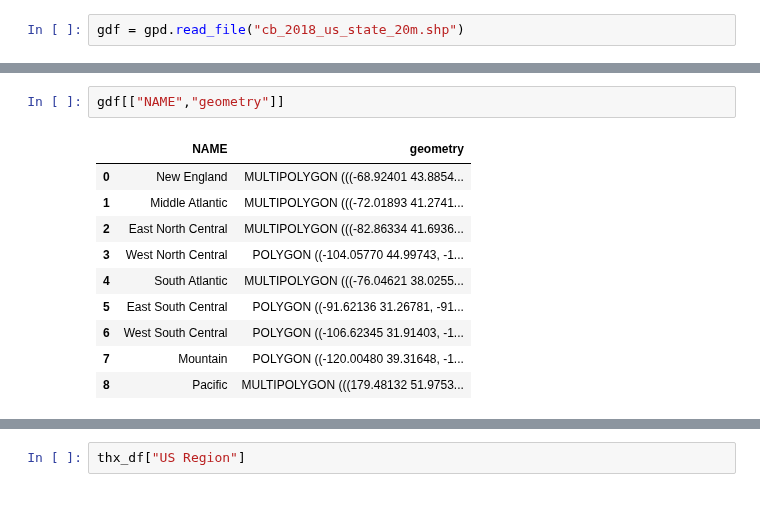
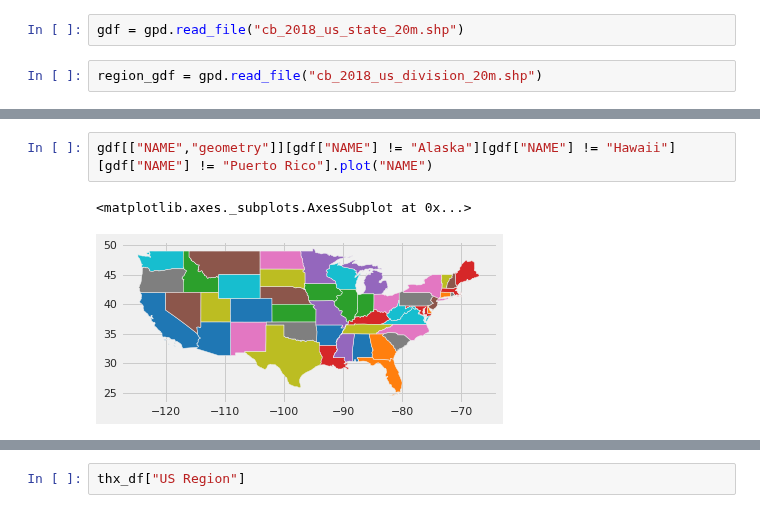
Before and after one commit to bloominstituteoftechnology/DS-Unit-1-Sprint-1-Data-Wrangling-and-Storytelling, a Jupyter notebook: module4-make-explanatory-visualizations/LS_DS_114_Make_Explanatory_Visualizations_Assignment.ipynb, the cells around one changed output, grey strips where cells are left out. Saved outputs shown, nothing was run; the diff lists cells and outputs as text.

```diff
--- a/module4-make-explanatory-visualizations/LS_DS_114_Make_Explanatory_Visualizations_Assignment.ipynb
+++ b/module4-make-explanatory-visualizations/LS_DS_114_Make_Explanatory_Visualizations_Assignment.ipynb
@@ -494,5 +527,7 @@ Archive:  cb_2018_us_state_20m.zip
 # %%
 gdf = gpd.read_file("cb_2018_us_state_20m.shp")
+# %%
+region_gdf = gpd.read_file("cb_2018_us_division_20m.shp")
 # %%
 gdf.head()
 # %% [output]
@@ -502,16 +537,8 @@ gdf.head()
 | 2 | 10 | 01779781 | 0400000US10 | 10 | DE | Delaware | 00 | 5045925646 | 1399985648 | POLYGON ((-75.77379 39.72220, -75... |
 | 3 | 39 | 01085497 | 0400000US39 | 39 | OH | Ohio | 00 | 105828882568 | 10268850702 | MULTIPOLYGON (((-82.86334 41.6936... |
 | 4 | 42 | 01779798 | 0400000US42 | 42 | PA | Pennsylvania | 00 | 115884442321 | 3394589990 | POLYGON ((-80.51989 40.90666, -80... |
-# %%
-gdf[["NAME","geometry"]]
-# %% [output]
-|  | NAME | geometry |
-| 0 | New England | MULTIPOLYGON (((-68.92401 43.8854... |
-| 1 | Middle Atlantic | MULTIPOLYGON (((-72.01893 41.2741... |
-| 2 | East North Central | MULTIPOLYGON (((-82.86334 41.6936... |
-| 3 | West North Central | POLYGON ((-104.05770 44.99743, -1... |
-| 4 | South Atlantic | MULTIPOLYGON (((-76.04621 38.0255... |
-| 5 | East South Central | POLYGON ((-91.62136 31.26781, -91... |
-| 6 | West South Central | POLYGON ((-106.62345 31.91403, -1... |
-| 7 | Mountain | POLYGON ((-120.00480 39.31648, -1... |
-| 8 | Pacific | MULTIPOLYGON (((179.48132 51.9753... |
+# %%
+gdf[["NAME","geometry"]][gdf["NAME"] != "Alaska"][gdf["NAME"] != "Hawaii"][gdf["NAME"] != "Puerto Rico"].plot("NAME")
+# %% [output]
+<matplotlib.axes._subplots.AxesSubplot at 0x...>
+[figure, added]
```
Also changed, not shown: parts of 4 cells of this notebook.
